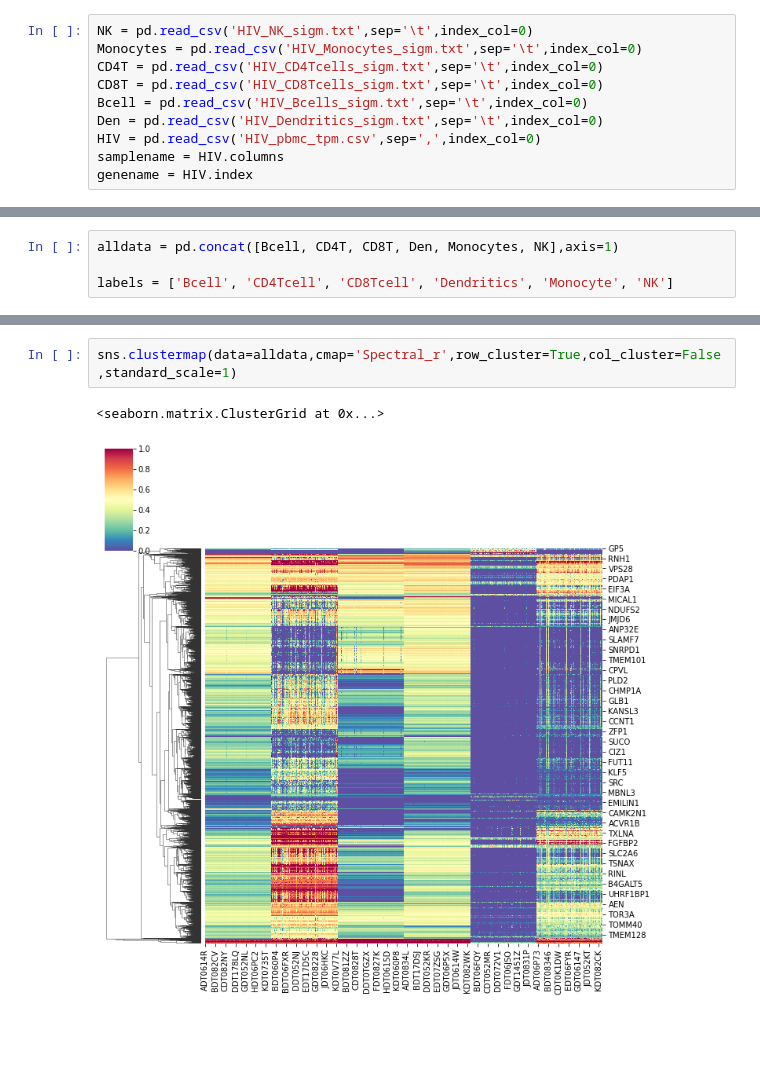
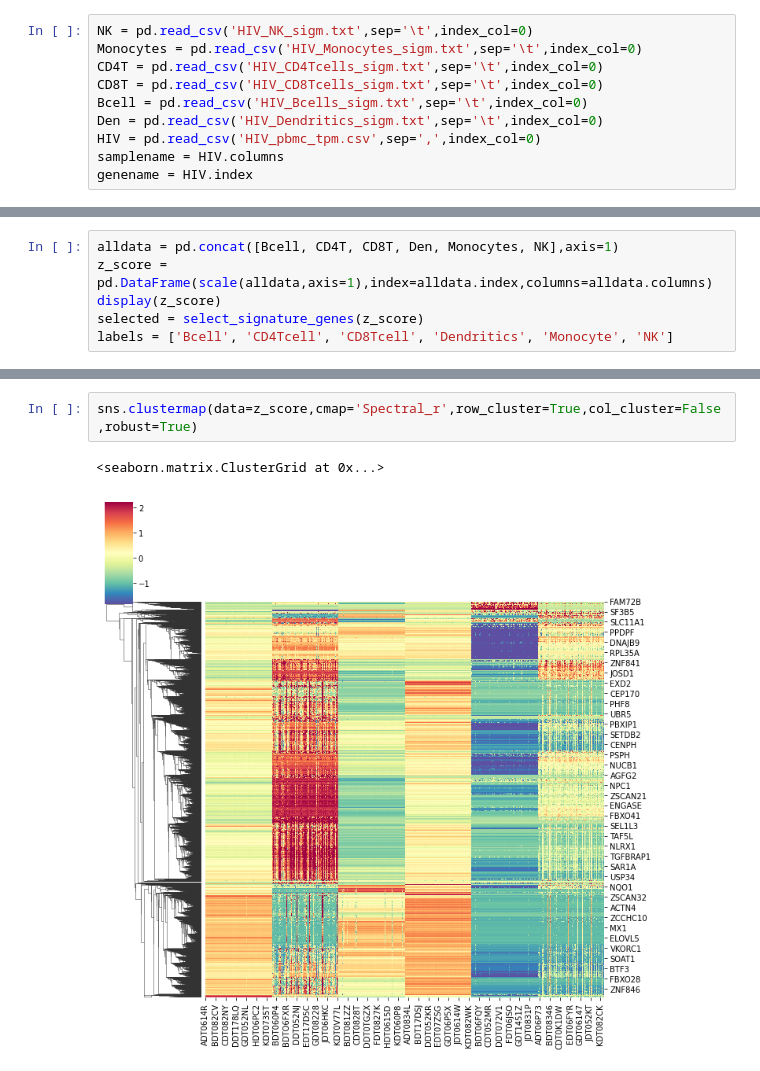
Before and after one commit to poseidonchan/TAPE, a Jupyter notebook: Experiments/Figures/heatmap.ipynb, the cells around one changed output, grey strips where cells are left out. Cells and saved outputs as stored; diff of their text form; blank space fills up the shorter version.

```diff
--- a/Experiments/Figures/heatmap.ipynb
+++ b/Experiments/Figures/heatmap.ipynb
@@ -16,4 +31,6 @@ genename = HIV.index
 # %%
 alldata = pd.concat([Bcell, CD4T, CD8T, Den, Monocytes, NK],axis=1)
-
+z_score = pd.DataFrame(scale(alldata,axis=1),index=alldata.index,columns=alldata.columns)
+display(z_score)
+selected = select_signature_genes(z_score)
 labels = ['Bcell', 'CD4Tcell', 'CD8Tcell', 'Dendritics', 'Monocyte', 'NK']
@@ -20,5 +52,5 @@ labels = ['Bcell', 'CD4Tcell', 'CD8Tcell', 'Dendritics', 'Monocyte', 'NK']
 # %%
-sns.clustermap(data=alldata,cmap='Spectral_r',row_cluster=True,col_cluster=False,standard_scale=1)
+sns.clustermap(data=z_score,cmap='Spectral_r',row_cluster=True,col_cluster=False,robust=True)
 # %% [output]
 <seaborn.matrix.ClusterGrid at 0x...>
-[figure, old version]
+[figure, new version]
```
Also changed, not shown: parts of 4 cells of this notebook, 5 other files.
